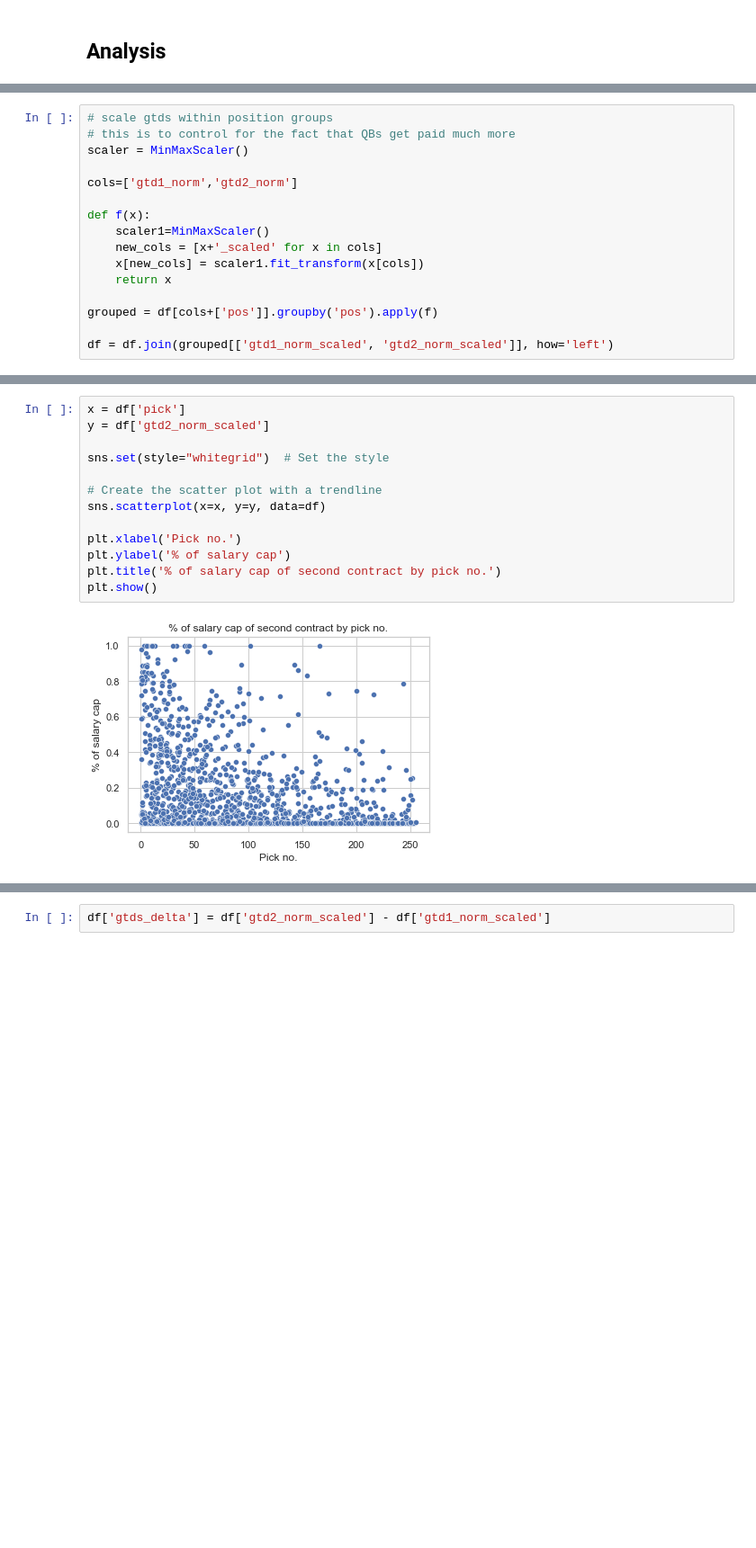
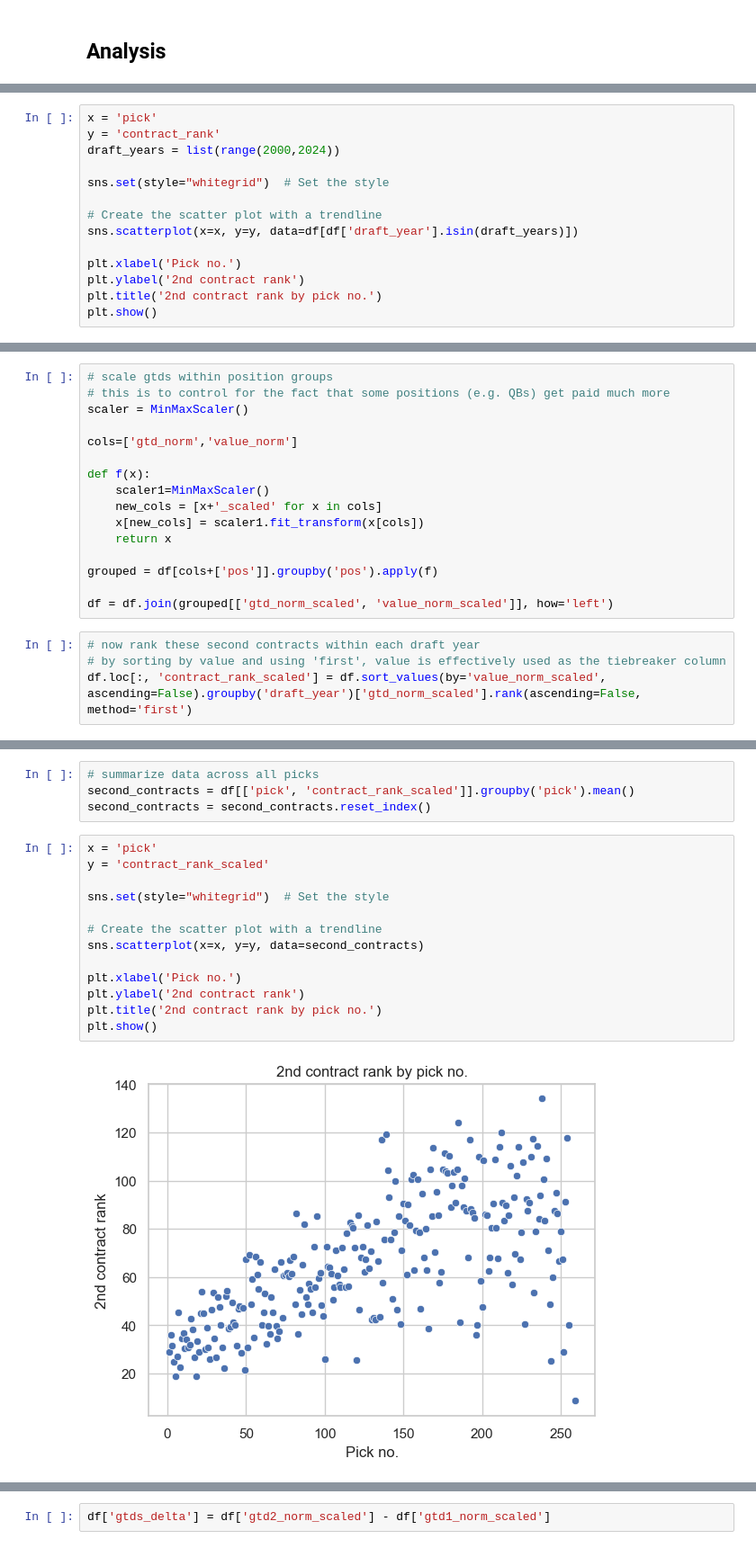
Before and after one commit to nliusont/nfl-draft-value, a Jupyter notebook: contracts.ipynb, the cells around one changed output, grey strips where cells are left out. Shown: that part at 90% size. Drawn from its saved outputs; the diff is of its cells as text; blank space fills up the shorter version.

```diff
--- a/contracts.ipynb
+++ b/contracts.ipynb
@@ -195,0 +309,14 @@ c2.to_pickle('data/contract_data.pkl')
+# %%
+x = 'pick'
+y = 'contract_rank'
+draft_years = list(range(2000,2024))
+
+sns.set(style="whitegrid")  # Set the style
+
+# Create the scatter plot with a trendline
+sns.scatterplot(x=x, y=y, data=df[df['draft_year'].isin(draft_years)])
+
+plt.xlabel('Pick no.')
+plt.ylabel('2nd contract rank')
+plt.title('2nd contract rank by pick no.')
+plt.show()
@@ -196,9 +325,9 @@ c2.to_pickle('data/contract_data.pkl')
 # %%
 # scale gtds within position groups
-# this is to control for the fact that QBs get paid much more
+# this is to control for the fact that some positions (e.g. QBs) get paid much more
 scaler = MinMaxScaler()
 
-cols=['gtd1_norm','gtd2_norm']
+cols=['gtd_norm','value_norm']
 
 def f(x):
     scaler1=MinMaxScaler()
@@ -208,4 +337,8 @@ def f(x):
 
 grouped = df[cols+['pos']].groupby('pos').apply(f)
 
-df = df.join(grouped[['gtd1_norm_scaled', 'gtd2_norm_scaled']], how='left')
+df = df.join(grouped[['gtd_norm_scaled', 'value_norm_scaled']], how='left')
+# %%
+# now rank these second contracts within each draft year
+# by sorting by value and using 'first', value is effectively used as the tiebreaker column
+df.loc[:, 'contract_rank_scaled'] = df.sort_values(by='value_norm_scaled', ascending=False).groupby('draft_year')['gtd_norm_scaled'].rank(ascending=False, method='first')
@@ -212,15 +361,19 @@ df = df.join(grouped[['gtd1_norm_scaled', 'gtd2_norm_scaled']], how='left')
+# %%
+# summarize data across all picks
+second_contracts = df[['pick', 'contract_rank_scaled']].groupby('pick').mean()
+second_contracts = second_contracts.reset_index()
 # %%
-x = df['pick']
-y = df['gtd2_norm_scaled']
+x = 'pick'
+y = 'contract_rank_scaled'
 
 sns.set(style="whitegrid")  # Set the style
 
 # Create the scatter plot with a trendline
-sns.scatterplot(x=x, y=y, data=df)
+sns.scatterplot(x=x, y=y, data=second_contracts)
 
 plt.xlabel('Pick no.')
-plt.ylabel('% of salary cap')
-plt.title('% of salary cap of second contract by pick no.')
+plt.ylabel('2nd contract rank')
+plt.title('2nd contract rank by pick no.')
 plt.show()
 # %% [output]
-[figure, old version]
+[figure, new version]
```
Also changed, not shown: parts of 43 cells of this notebook, 6 other files.
